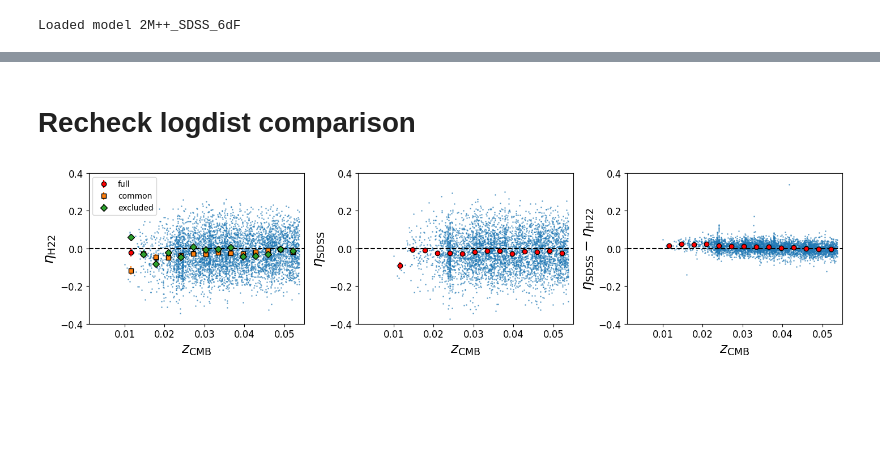
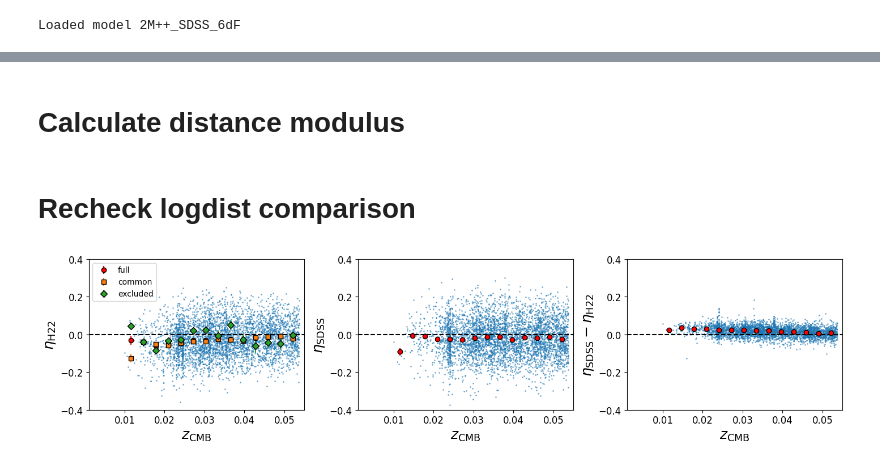
Before and after one commit to mrafifrbbn/thesis-research-2.0, a Jupyter notebook: experiments/experiment_011_refit_cullan_sdss/refit_cullan_sdss.ipynb, the cells around one changed output, grey strips where cells are left out. Drawn from its saved outputs; the diff is of its cells as text; code cells hidden in the pictures; blank space fills up the shorter version.

```diff
--- a/experiments/experiment_011_refit_cullan_sdss/refit_cullan_sdss.ipynb
+++ b/experiments/experiment_011_refit_cullan_sdss/refit_cullan_sdss.ipynb
@@ -403,0 +336,2 @@ df
+# %% [markdown]
+# Calculate distance modulus
@@ -414,7 +354,7 @@ ylabels = ['$\eta_\mathrm{H22}$', '$\eta_\mathrm{SDSS}$', '$\eta_\mathrm{SDSS} -
 df_mine = pd.read_csv("../../data/foundation/logdist/smin_setting_1/fp_fit_method_0/sdss.csv")
 
 # Load Cullan's SDSS data
-df_cullan = pd.read_csv("./cullan_sdss_logdist_new.csv")
+df_cullan = pd.read_csv("./cullan_sdss_logdist_refit_full_fn.csv")
 df_cullan.rename({"z_dist_est": "zcmb_group"}, axis=1, inplace=True)
 
 # Plot Cullan's data vs redshift
@@ -439,31 +379,31 @@ df_excluded = df_cullan[~(df_cullan['objid'].isin(df_common['objid'].tolist()))]
 z_bin, logdist_bin, logdist_bin_err, logdist_bin_stderr = bin_data(df_excluded['zcmb_group'].to_numpy(), df_excluded['logdist_new_sdss'].to_numpy(), xmin=ZMIN, xmax=ZMAX, n_bin=15)
 # ax1.scatter(df_excluded['zcmb_group'], df_excluded['logdist_new_sdss'], s=1, alpha=0.5)
 ax1.errorbar(z_bin, logdist_bin, yerr=logdist_bin_stderr, fmt='D', c='C2', mec='k', label='excluded')
 ax1.legend()
 
 
 # Plot my logdist vs redshift
 z_bin, logdist_bin, logdist_bin_err, logdist_bin_stderr = bin_data(df_mine['z_dist_est'].to_numpy(), df_mine['logdist_all_combined'].to_numpy(), xmin=ZMIN, xmax=ZMAX, n_bin=15)
 ax2.scatter(df_mine['z_dist_est'], df_mine['logdist_all_combined'], s=1, alpha=0.5)
 ax2.errorbar(z_bin, logdist_bin, yerr=logdist_bin_stderr, fmt='o', c='r', mec='k')
 
 
 # Plot logdist difference vs redshift
 df_common['delta_logdist'] = df_common['logdist_all_combined'] - df_common['logdist_new_sdss']
 z_bin, logdist_bin, logdist_bin_err, logdist_bin_stderr = bin_data(df_common['z_dist_est'].to_numpy(), df_common['delta_logdist'].to_numpy(), xmin=ZMIN, xmax=ZMAX, n_bin=15)
 ax3.scatter(df_common['z_dist_est'], df_common['delta_logdist'], s=1, alpha=0.5)
 ax3.errorbar(z_bin, logdist_bin, yerr=logdist_bin_stderr, fmt='o', c='r', mec='k')
 
 
 for i, ax in enumerate(fig.axes):
     ax.axhline(y=0, c='k', ls='--')
     ax.set_xlim(0.001, 0.055)
     ax.set_ylim(-0.4, 0.4)
     ax.set_ylabel(ylabel=ylabels[i], fontsize=18)
     ax.set_xlabel(r"$z_\mathrm{CMB}$", fontsize=18)
     ax.tick_params(axis='both', which='both', labelsize=12, direction="out")
 
 fig.tight_layout()
 # fig.savefig('./sdss_comparison.pdf', bbox_inches='tight', dpi=300)
 # %% [output]
-[figure, old version]
+[figure, new version]
```
Also changed, not shown: parts of 8 cells of this notebook, 46 other files.
